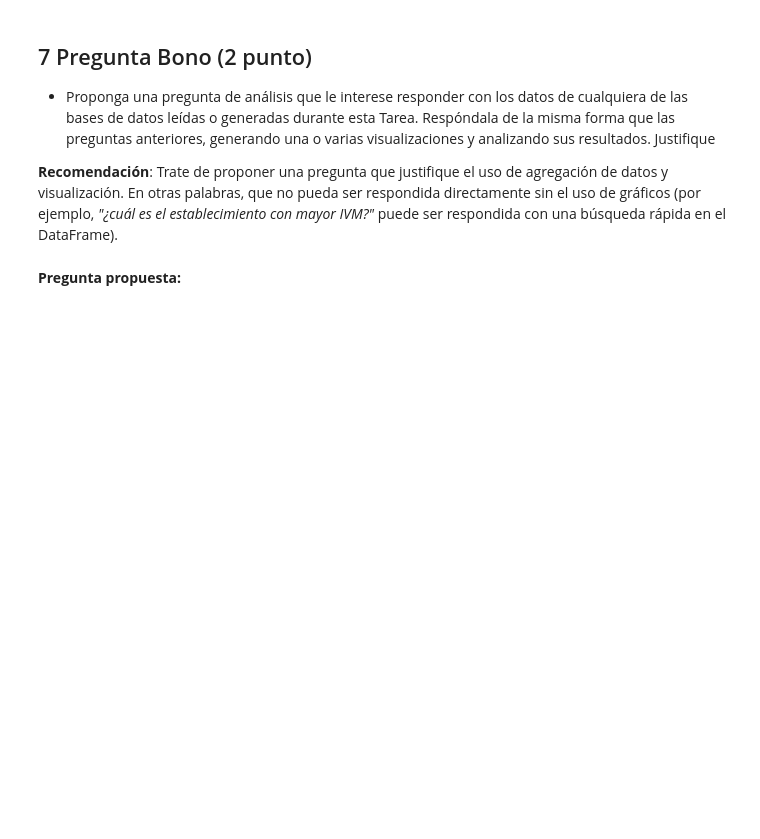
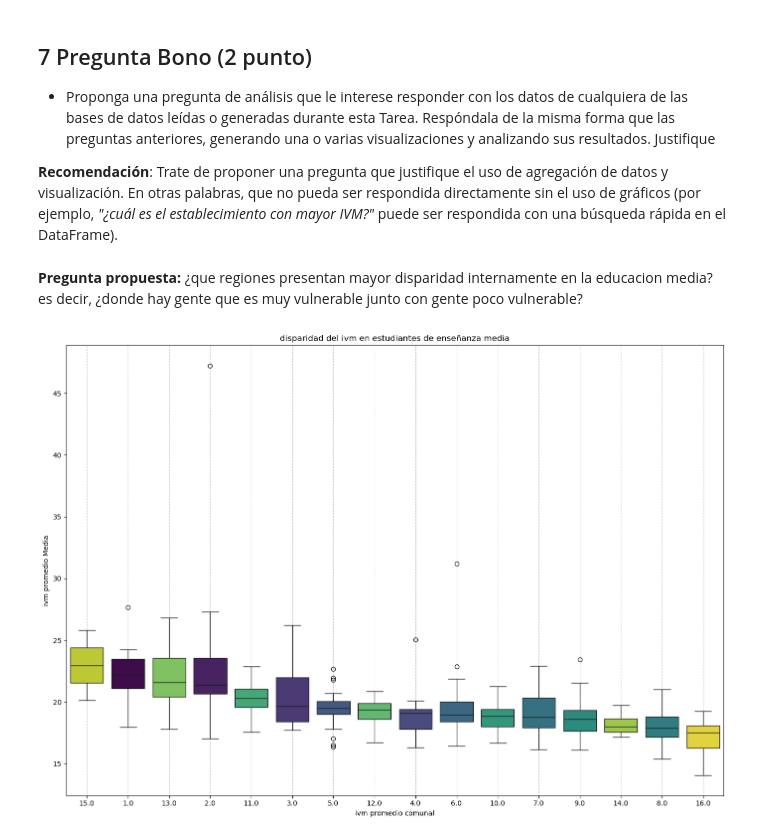
Before and after one commit to esteban78009/IMT2200-Esteban-Cortes, a Jupyter notebook: tareas/tarea 03/IMT2200-25s2 - Tarea 03.ipynb, the cells around one changed output. Drawn from its saved outputs; the diff is of its cells as text; code cells hidden in the pictures; blank space fills up the shorter version.

```diff
--- a/tareas/tarea 03/IMT2200-25s2 - Tarea 03.ipynb
+++ b/tareas/tarea 03/IMT2200-25s2 - Tarea 03.ipynb
@@ -593,6 +593,17 @@ Respóndala de la misma forma que las preguntas anteriores, generando una o vari
 **Recomendación**: Trate de proponer una pregunta que justifique el uso de agregación de datos y visualización. En otras palabras, que
 no pueda ser respondida directamente sin el uso de gráficos (por ejemplo, *"¿cuál es el establecimiento con mayor IVM?"* puede ser respondida con una búsqueda rápida en el DataFrame).
 # %% [markdown]
-**Pregunta propuesta:**
+**Pregunta propuesta:** ¿que regiones presentan mayor disparidad internamente en la educacion media? es decir, ¿donde hay gente que es muy vulnerable junto con gente poco vulnerable?
 # %%
-# respuesta
+mediana = agg_comunal.groupby("ID_REGION_ESTABLE")["ivm promedio Media"].median().sort_values(ascending = False)
+
+plt.figure(figsize=(14 , 10))
+sns.boxplot(data = agg_comunal, x = "ID_REGION_ESTABLE", y = "ivm promedio Media" , order = mediana.index , palette = "viridis" , hue = "ID_REGION_ESTABLE", legend = False)
+
+plt.title("disparidad del ivm en estudiantes de enseñanza media")
+plt.xlabel("ivm promedio comunal")
+plt.grid(True , axis = "x" , linestyle = "--", alpha = 0.7)
+plt.tight_layout()
+plt.show()
+# %% [output]
+[figure, added]
```
Also changed, not shown: parts of 2 cells of this notebook.
